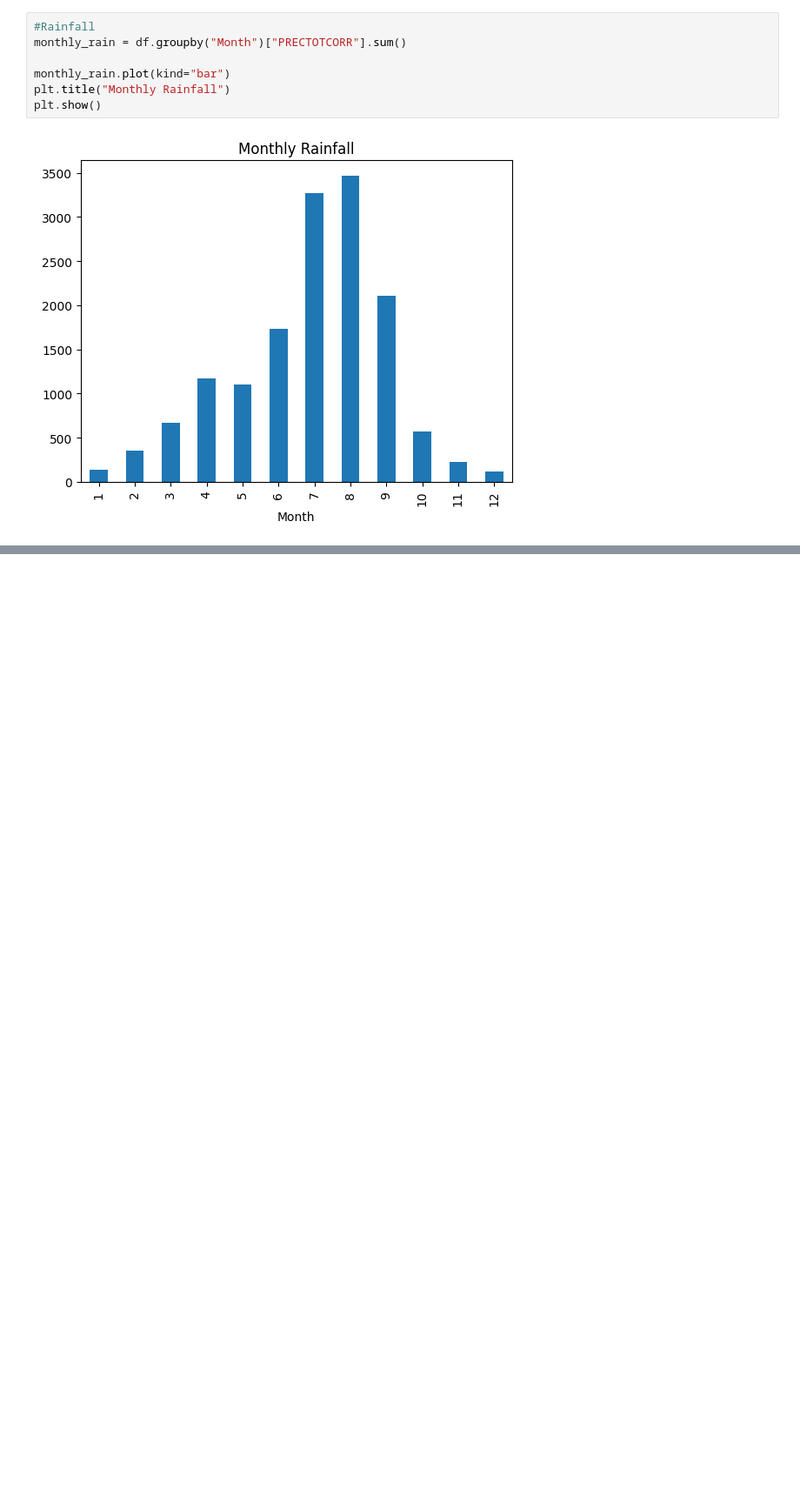
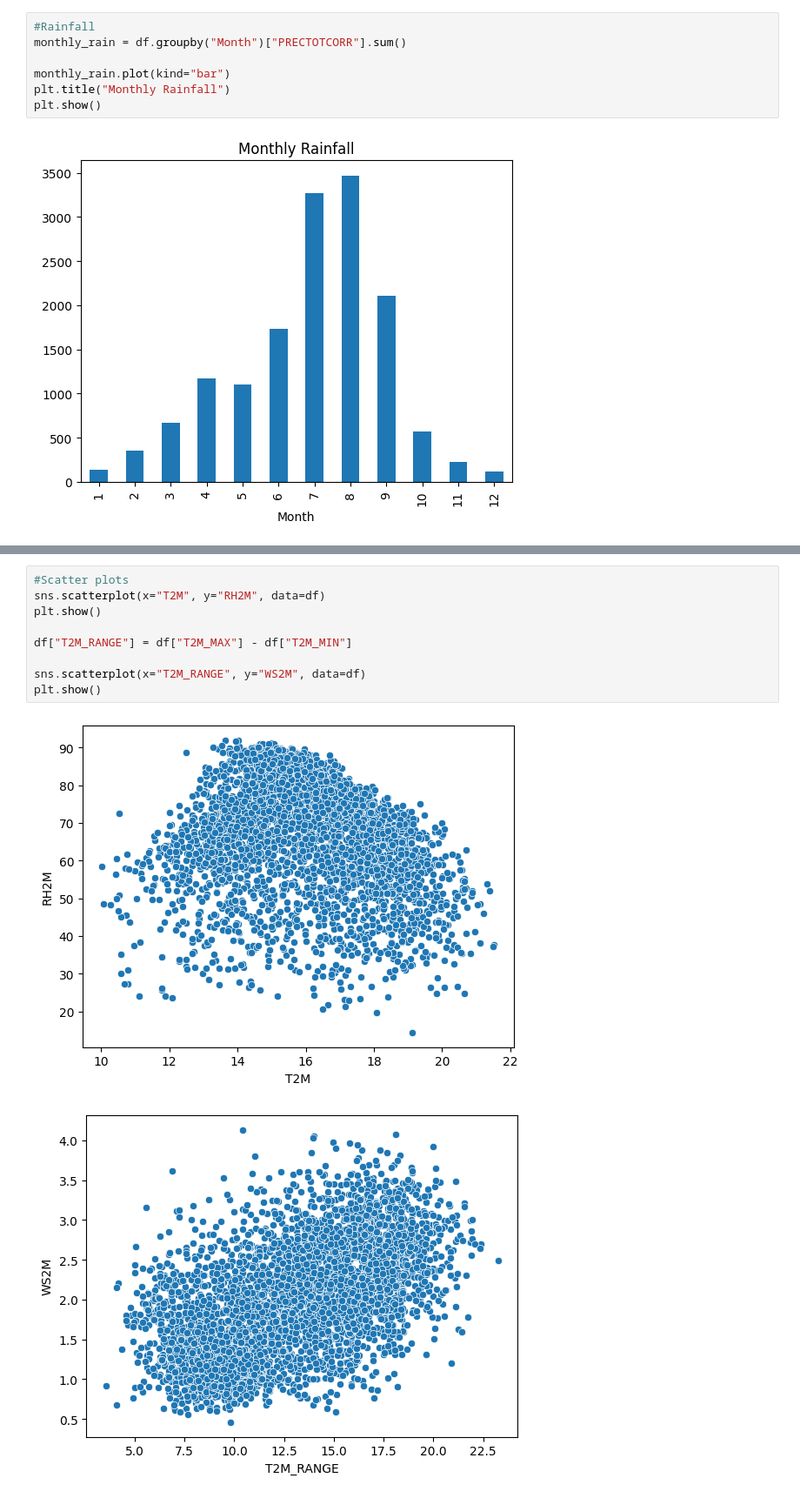
Before and after one commit to yenguandroid/climate-challenge-week0, a Jupyter notebook: notebooks/ethiopia_eda.ipynb, the cells around one changed output, grey strips where cells are left out. Shown at 87% size. Drawn from its saved outputs; the diff is of its cells as text; blank space fills up the shorter version.

```diff
--- a/notebooks/ethiopia_eda.ipynb
+++ b/notebooks/ethiopia_eda.ipynb
@@ -149,0 +158,12 @@ plt.show()
+# %%
+#Scatter plots
+sns.scatterplot(x="T2M", y="RH2M", data=df)
+plt.show()
+
+df["T2M_RANGE"] = df["T2M_MAX"] - df["T2M_MIN"]
+
+sns.scatterplot(x="T2M_RANGE", y="WS2M", data=df)
+plt.show()
+# %% [output]
+[figure, added]
+[figure, added]
```
Also changed, not shown: parts of 5 cells of this notebook, 1 other file.
